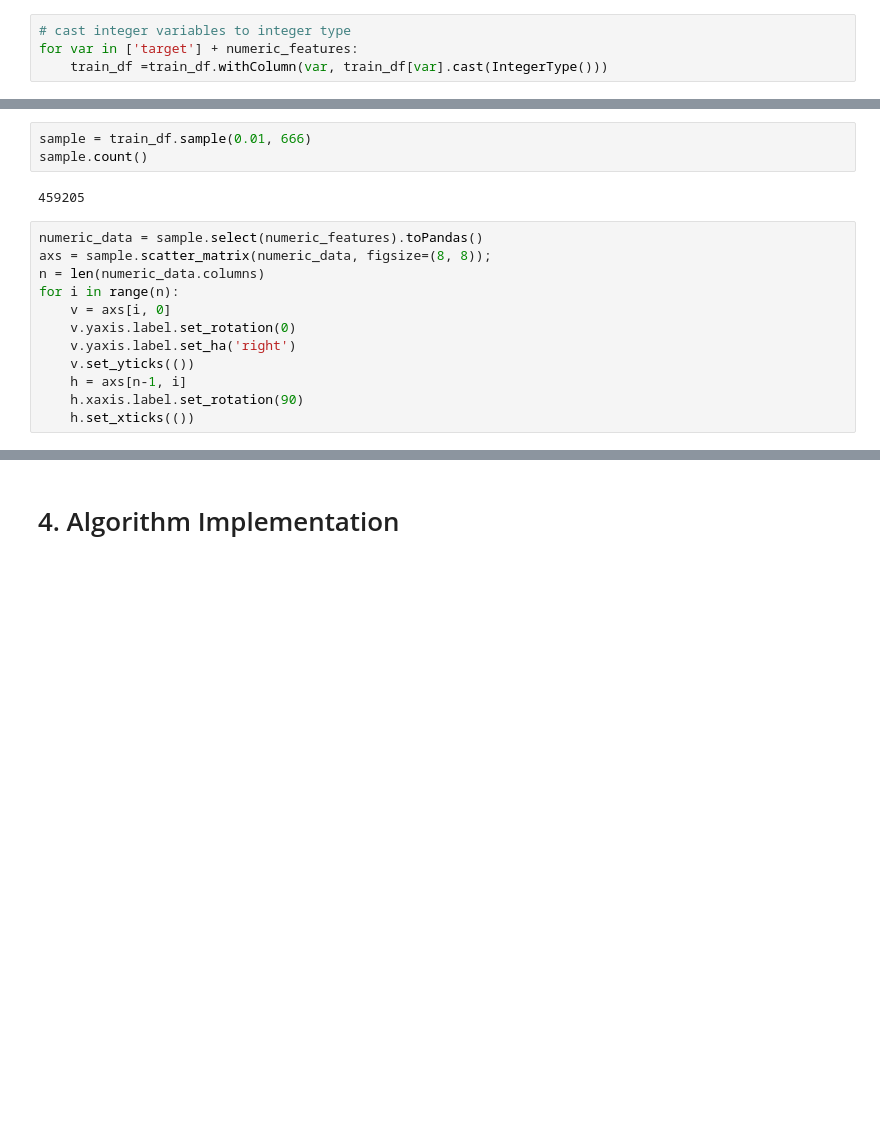
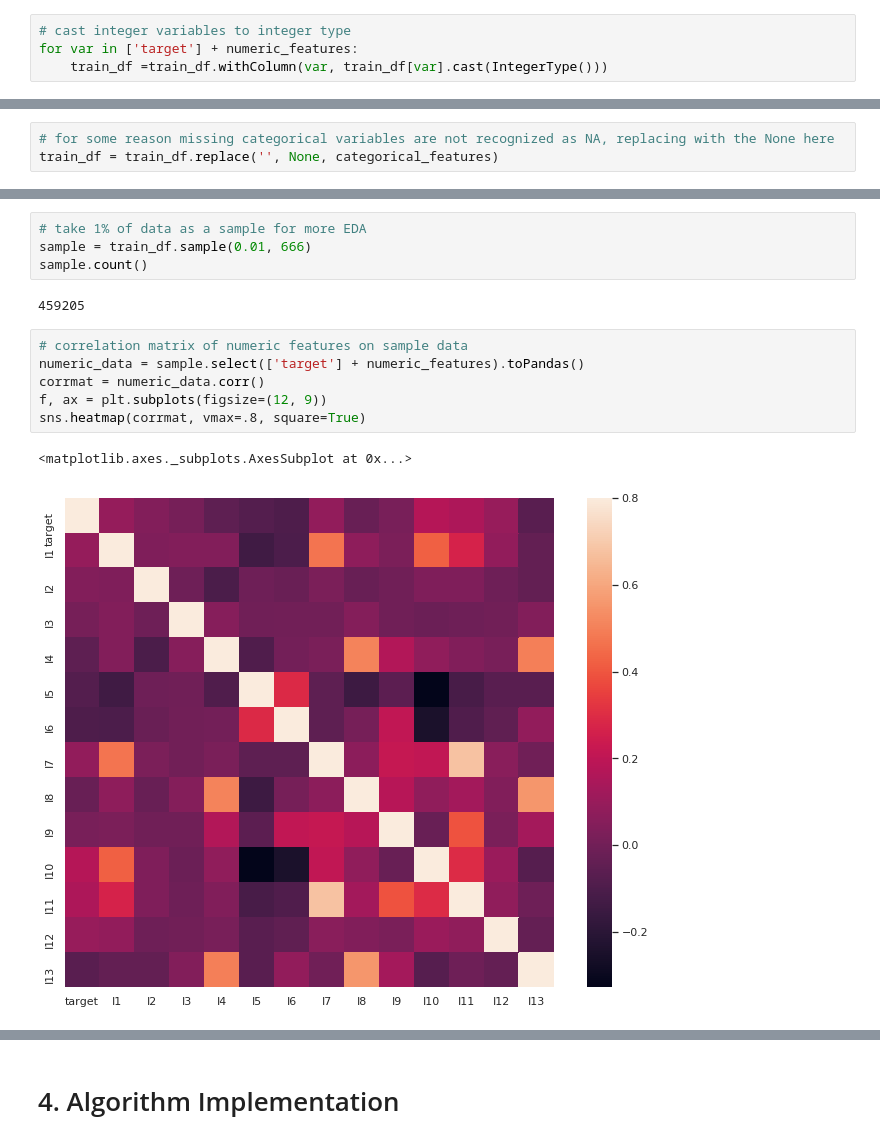
Before and after one commit to ansjory/w261_project, a Jupyter notebook: catherine_fpj_workbook.ipynb, the cells around one changed output, grey strips where cells are left out. Saved outputs shown, nothing was run; the diff lists cells and outputs as text; blank space fills up the shorter version.

```diff
--- a/catherine_fpj_workbook.ipynb
+++ b/catherine_fpj_workbook.ipynb
@@ -184,0 +169,3 @@ train_df.select(numeric_features).describe().toPandas().transpose()
+# %%
+# for some reason missing categorical variables are not recognized as NA, replacing with the None here
+train_df = train_df.replace('', None, categorical_features)
@@ -185,17 +227,15 @@ train_df.select(numeric_features).describe().toPandas().transpose()
 # %%
+# take 1% of data as a sample for more EDA
 sample = train_df.sample(0.01, 666)
 sample.count()
 # %% [output]
 459205
-# %%
-numeric_data = sample.select(numeric_features).toPandas()
-axs = sample.scatter_matrix(numeric_data, figsize=(8, 8));
-n = len(numeric_data.columns)
-for i in range(n):
-    v = axs[i, 0]
-    v.yaxis.label.set_rotation(0)
-    v.yaxis.label.set_ha('right')
-    v.set_yticks(())
-    h = axs[n-1, i]
-    h.xaxis.label.set_rotation(90)
-    h.set_xticks(())
+# %%
+# correlation matrix of numeric features on sample data
+numeric_data = sample.select(['target'] + numeric_features).toPandas()
+corrmat = numeric_data.corr()
+f, ax = plt.subplots(figsize=(12, 9))
+sns.heatmap(corrmat, vmax=.8, square=True)
+# %% [output]
+<matplotlib.axes._subplots.AxesSubplot at 0x...>
+[figure, added]
```
Also changed, not shown: parts of 20 cells of this notebook.
